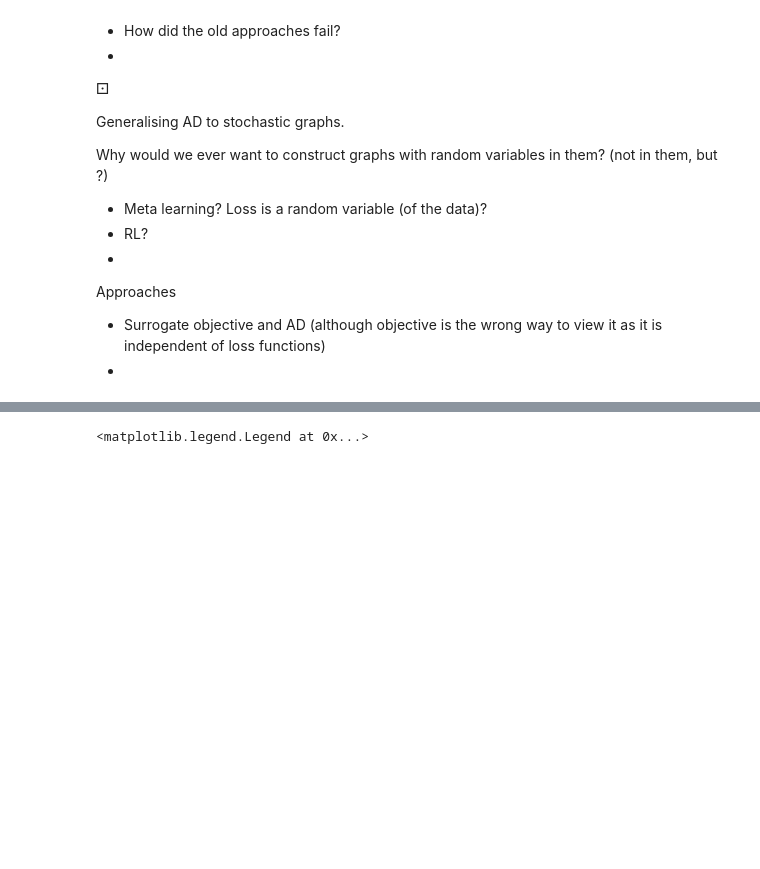
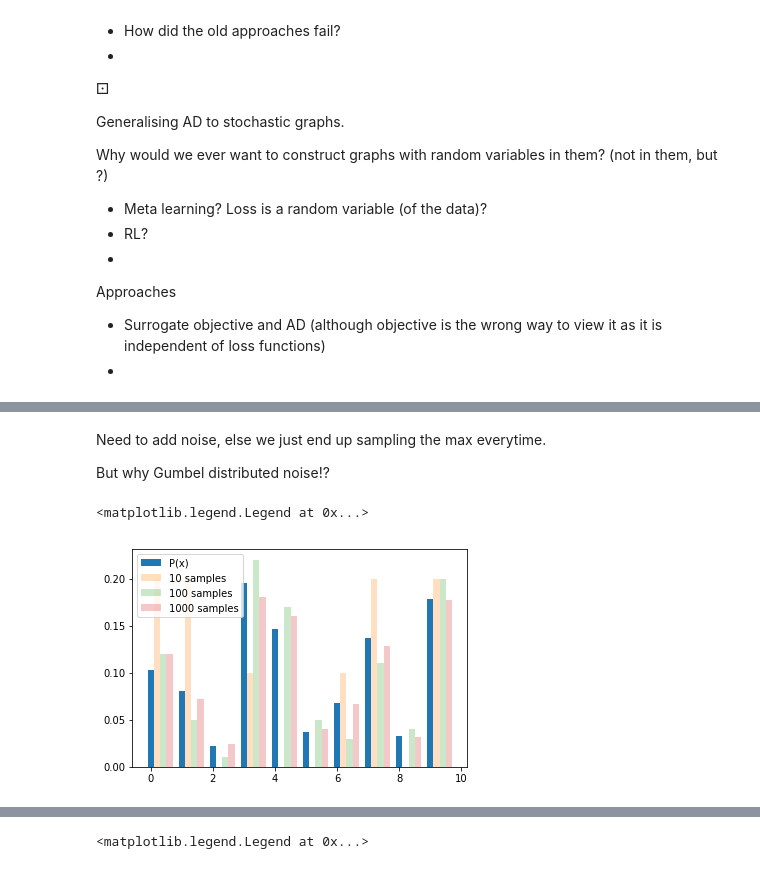
Before and after one commit to act65/datasci, a Jupyter notebook: gradient-estimation/estimation.ipynb, the cells around one changed output, grey strips where cells are left out. Saved outputs shown, nothing was run; the diff lists cells and outputs as text; code cells hidden in the pictures; blank space fills up the shorter version.

```diff
--- a/gradient-estimation/estimation.ipynb
+++ b/gradient-estimation/estimation.ipynb
@@ -314,3 +356,39 @@ Approaches
+# %% [markdown]
+Need to add noise, else we just end up sampling the max everytime.
+
+But why Gumbel distributed noise!?
+# %%
+## want to explore an example.
+# just for sanity.
+# still skeptical and unsure about why it works
+
+n = 10
+P = rnd.random(n)
+P /= np.sum(P)
+
+def sample_gumbel_max_trick(a):
+    """
+
+    """
+    u = gumbel_dist(rnd.random(len(a)))
+    return np.argmax(np.log(a) + u)
+
+def expected_gumbel(a, n_samples):
+    samples = [sample_gumbel_max_trick(a) for i in range(n_samples)]
+    h, _ = np.histogram(samples, bins=len(a))
+    return h/np.sum(h)
+
+width = 0.2
+fig = plt.figure()
+ax = fig.add_subplot(111)
+ax.bar(np.arange(n), P, width, label='P(x)')
+plt.bar(np.arange(n)+width, expected_gumbel(P, 10), width, alpha=0.25, label='10 samples')
+plt.bar(np.arange(n)+2*width, expected_gumbel(P, 100), width, alpha=0.25, label='100 samples')
+plt.bar(np.arange(n)+3*width, expected_gumbel(P, 1000), width, alpha=0.25, label='1000 samples')
+plt.legend()
+# %% [output]
+<matplotlib.legend.Legend at 0x...>
+[figure, added]
 # %% [markdown]
 # Discrete<a name="discrete"></a>
 
```
Also changed, not shown: parts of 22 cells of this notebook.
